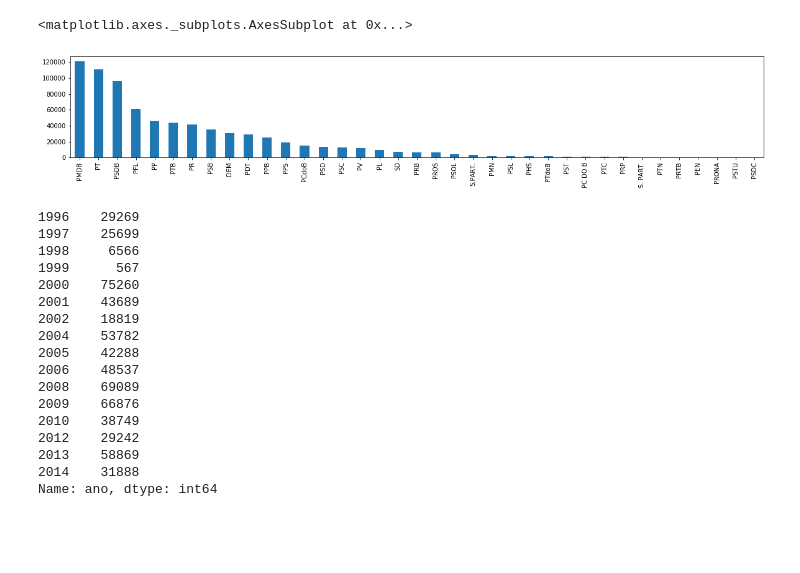
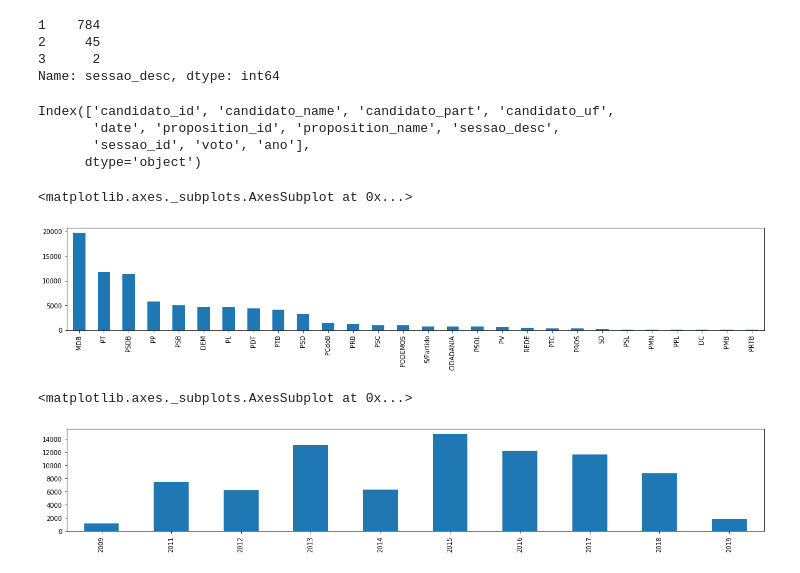
Before and after one commit to willianw/brazilian-political-compass, a Jupyter notebook: politicompass/votacoes/notebooks/Untitled.ipynb, the cells around one changed output. Cells and saved outputs as stored; diff of their text form; code cells hidden in the pictures; blank space fills up the shorter version.

```diff
--- a/politicompass/votacoes/notebooks/Untitled.ipynb
+++ b/politicompass/votacoes/notebooks/Untitled.ipynb
@@ -19,0 +11,2 @@ False
+# %%
+df = pd.read_csv('data/votos_senado.csv')
@@ -20,31 +22,26 @@ False
+# %%
+df.groupby(['proposition_name'])['sessao_desc'].apply(lambda x: x.unique().shape[0]).value_counts()
+# %% [output]
+1    784
+2     45
+3      2
+Name: sessao_desc, dtype: int64
 # %%
-votos['date'] = votos['date'].apply(lambda x: datetime.strptime(x, '%Y-%m-%d %H:%M:%S'))
-votos['ano'] = votos['date'].apply(lambda x:x.year)
+df['date'] = df['date'].apply(lambda x: datetime.strptime(x, '%Y-%m-%d %H:%M:%S'))
+df['ano'] = df['date'].apply(lambda x:x.year)
-# %%
-df = pd.merge(hist, votos, on=['candidato_id', 'ano'], how='inner')
+# %%
+df.columns
+# %% [output]
+Index(['candidato_id', 'candidato_name', 'candidato_part', 'candidato_uf',
+       'date', 'proposition_id', 'proposition_name', 'sessao_desc',
+       'sessao_id', 'voto', 'ano'],
+      dtype='object')
+# %%
+df['candidato_part'].fillna('S/Partido', inplace=True)
+df['candidato_uf'].fillna('', inplace=True)
 # %%
 plt.figure(figsize=(20,3))
-df['partido'].value_counts().plot(kind="bar")
+df['candidato_part'].value_counts().plot(kind="bar")
 # %% [output]
 <matplotlib.axes._subplots.AxesSubplot at 0x...>
-[figure, old version]
+[figure, new version]
-# %%
-df['ano'].value_counts().sort_index()
-# %% [output]
-1996    29269
-1997    25699
-1998     6566
-1999      567
-2000    75260
-2001    43689
-2002    18819
-2004    53782
-2005    42288
-2006    48537
-2008    69089
-2009    66876
-2010    38749
-2012    29242
-2013    58869
-2014    31888
-Name: ano, dtype: int64
@@ -55 +48,7 @@ df = df[df['partido'].isin(mfp)]
+# %%
+plt.figure(figsize=(20,3))
+df['ano'].value_counts().sort_index().plot(kind="bar")
+# %% [output]
+<matplotlib.axes._subplots.AxesSubplot at 0x...>
+[figure, added]
 # %%
```
Also changed, not shown: parts of 11 cells of this notebook, 3 other files.
